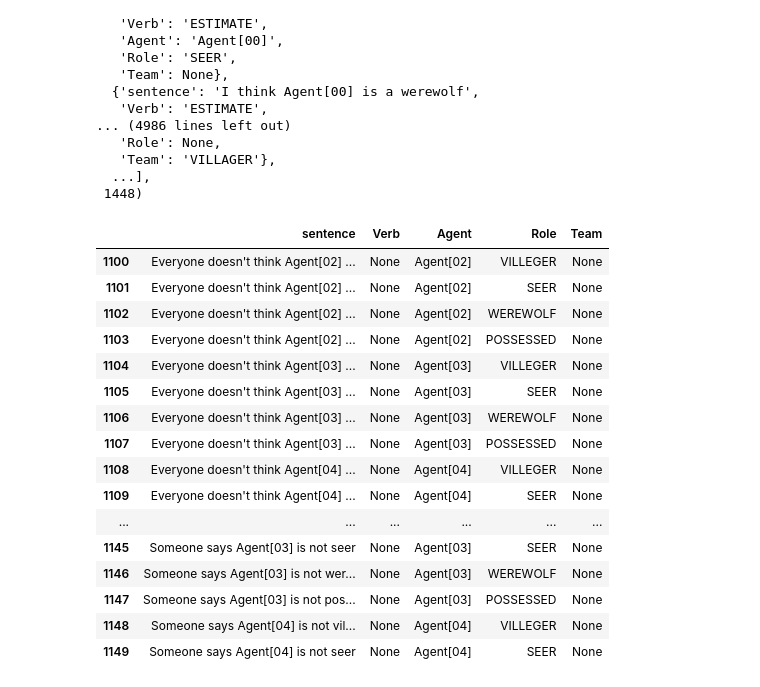
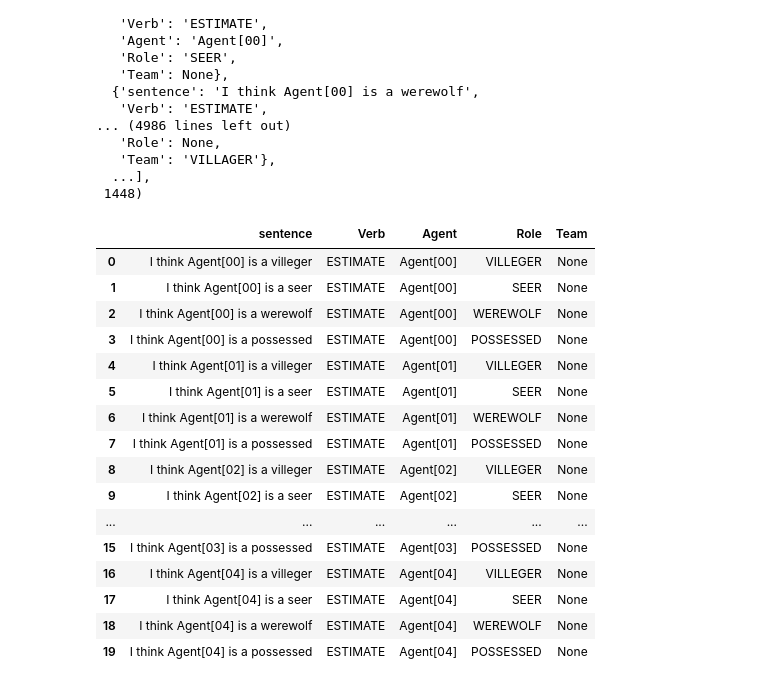
Before and after one commit to Yuta-dango/aiwolf_share, a Jupyter notebook: make_csv_2.ipynb, the cells around one changed output. Saved outputs shown, nothing was run; the diff lists cells and outputs as text; code cells hidden in the pictures.

```diff
--- a/make_csv_2.ipynb
+++ b/make_csv_2.ipynb
@@ -273,25 +275,25 @@ a.make_data()
   ...],
  1448)
 # %%
-a.make_dataframe()[1100:1150]
+a.make_dataframe().head(20)
 # %% [output]
 |  | sentence | Verb | Agent | Role | Team |
-| 1100 | Everyone doesn't think Agent[02] ... | None | Agent[02] | VILLEGER | None |
-| 1101 | Everyone doesn't think Agent[02] ... | None | Agent[02] | SEER | None |
-| 1102 | Everyone doesn't think Agent[02] ... | None | Agent[02] | WEREWOLF | None |
-| 1103 | Everyone doesn't think Agent[02] ... | None | Agent[02] | POSSESSED | None |
-| 1104 | Everyone doesn't think Agent[03] ... | None | Agent[03] | VILLEGER | None |
-| 1105 | Everyone doesn't think Agent[03] ... | None | Agent[03] | SEER | None |
-| 1106 | Everyone doesn't think Agent[03] ... | None | Agent[03] | WEREWOLF | None |
-| 1107 | Everyone doesn't think Agent[03] ... | None | Agent[03] | POSSESSED | None |
-| 1108 | Everyone doesn't think Agent[04] ... | None | Agent[04] | VILLEGER | None |
-| 1109 | Everyone doesn't think Agent[04] ... | None | Agent[04] | SEER | None |
+| 0 | I think Agent[00] is a villeger | ESTIMATE | Agent[00] | VILLEGER | None |
+| 1 | I think Agent[00] is a seer | ESTIMATE | Agent[00] | SEER | None |
+| 2 | I think Agent[00] is a werewolf | ESTIMATE | Agent[00] | WEREWOLF | None |
+| 3 | I think Agent[00] is a possessed | ESTIMATE | Agent[00] | POSSESSED | None |
+| 4 | I think Agent[01] is a villeger | ESTIMATE | Agent[01] | VILLEGER | None |
+| 5 | I think Agent[01] is a seer | ESTIMATE | Agent[01] | SEER | None |
+| 6 | I think Agent[01] is a werewolf | ESTIMATE | Agent[01] | WEREWOLF | None |
+| 7 | I think Agent[01] is a possessed | ESTIMATE | Agent[01] | POSSESSED | None |
+| 8 | I think Agent[02] is a villeger | ESTIMATE | Agent[02] | VILLEGER | None |
+| 9 | I think Agent[02] is a seer | ESTIMATE | Agent[02] | SEER | None |
 | ... | ... | ... | ... | ... | ... |
-| 1145 | Someone says Agent[03] is not seer | None | Agent[03] | SEER | None |
-| 1146 | Someone says Agent[03] is not wer... | None | Agent[03] | WEREWOLF | None |
-| 1147 | Someone says Agent[03] is not pos... | None | Agent[03] | POSSESSED | None |
-| 1148 | Someone says Agent[04] is not vil... | None | Agent[04] | VILLEGER | None |
-| 1149 | Someone says Agent[04] is not seer | None | Agent[04] | SEER | None |
+| 15 | I think Agent[03] is a possessed | ESTIMATE | Agent[03] | POSSESSED | None |
+| 16 | I think Agent[04] is a villeger | ESTIMATE | Agent[04] | VILLEGER | None |
+| 17 | I think Agent[04] is a seer | ESTIMATE | Agent[04] | SEER | None |
+| 18 | I think Agent[04] is a werewolf | ESTIMATE | Agent[04] | WEREWOLF | None |
+| 19 | I think Agent[04] is a possessed | ESTIMATE | Agent[04] | POSSESSED | None |
 # %%
 a.dataframe_embed()
 # %% [output]
```
Also changed, not shown: parts of 1 cell of this notebook, 4 other files.
